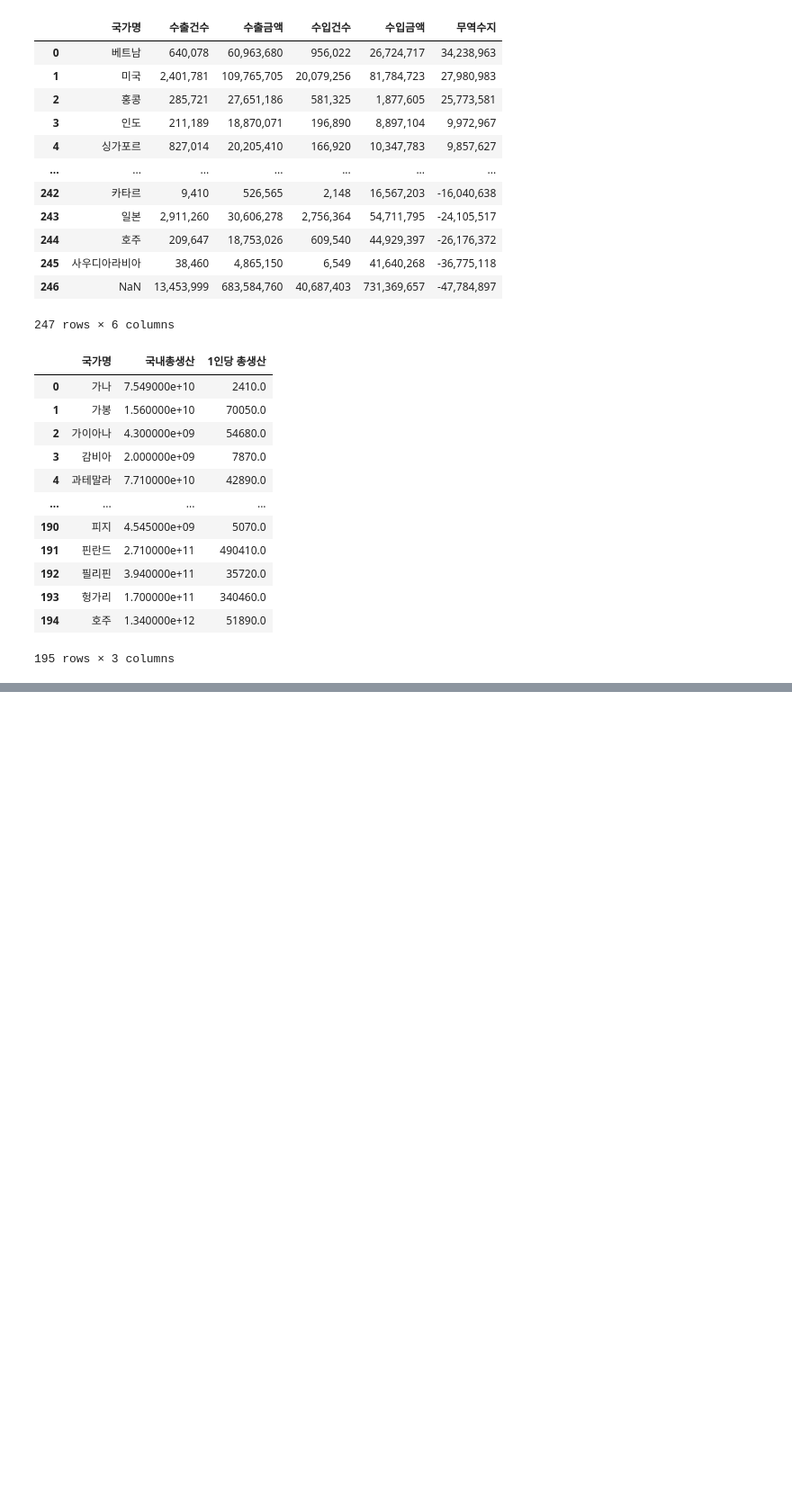
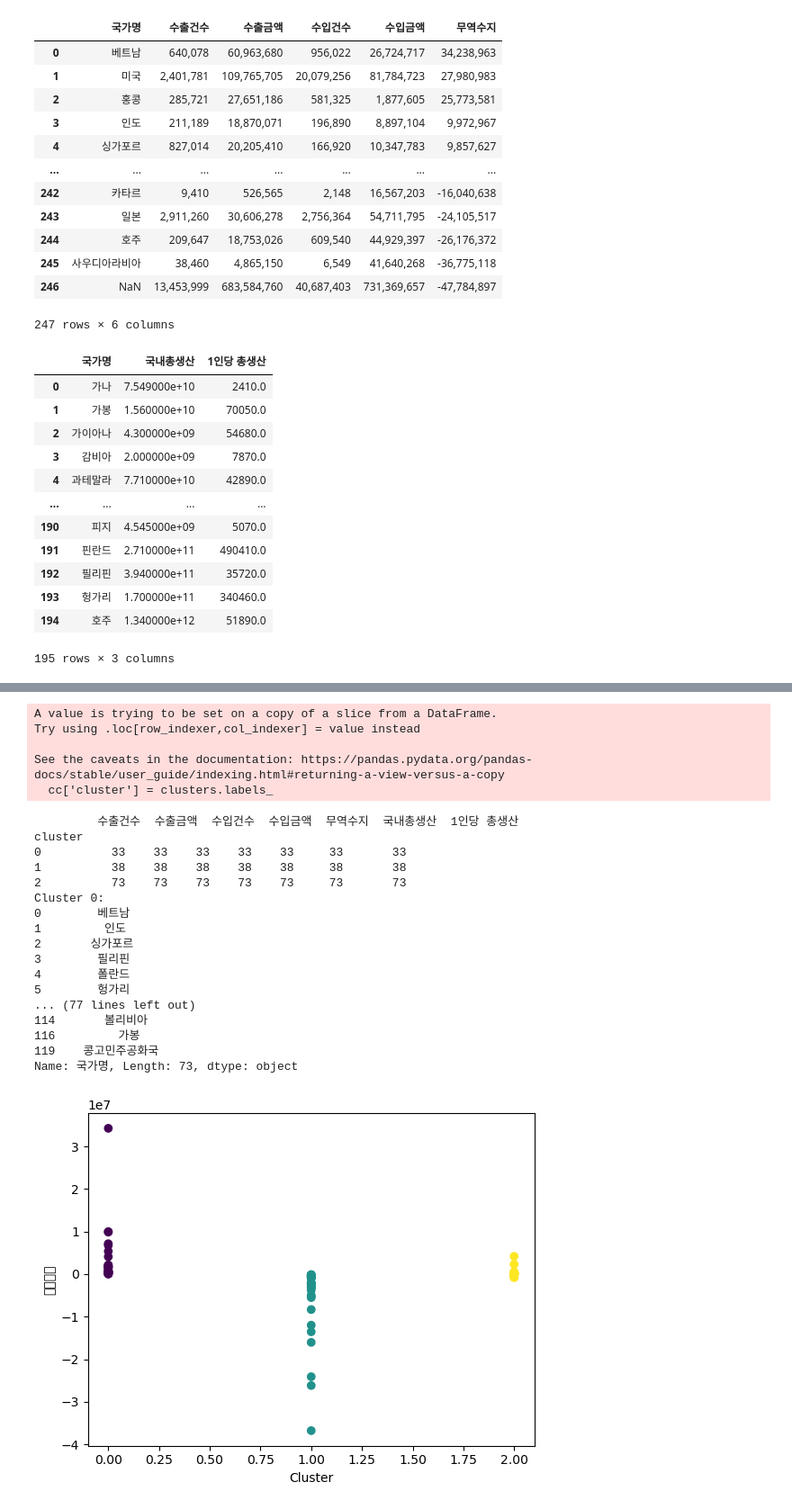
Before and after one commit to Han-Yujin/trade_project, a Jupyter notebook: cluster_country.ipynb, the cells around one changed output, grey strips where cells are left out. Shown at 90% size. Cells and saved outputs as stored; diff of their text form; code cells hidden in the pictures; blank space fills up the shorter version.

```diff
--- a/cluster_country.ipynb
+++ b/cluster_country.ipynb
@@ -52,0 +121,58 @@ merged_df
+# %%
+import pandas as pd
+import matplotlib.pyplot as plt
+from sklearn.cluster import KMeans
+from sklearn.preprocessing import QuantileTransformer
+
+# 데이터 준비
+df_f = df3[['수출건수', '수출금액', '수입건수', '수입금액', '무역수지', '국내총생산', '1인당 총생산']]
+
+# 정규화
+qt = QuantileTransformer()
+cc_scaled = qt.fit_transform(df_f)
+
+# 클러스터링
+kmeans = KMeans(n_clusters=3, random_state=10)
+clusters = kmeans.fit(cc_scaled)
+
+# 군집 결과를 원본 데이터에 추가
+cc['cluster'] = clusters.labels_
+
+# 군집별 데이터 수 확인
+print(cc.groupby('cluster').count())
+
+# 군집별 국가명 출력
+for cluster_id in range(3):
+    cluster_countries = df3.loc[cc['cluster'] == cluster_id, '국가명']
+    print(f'Cluster {cluster_id}:')
+    print(cluster_countries)
+
+# 산점도 시각화
+plt.scatter(x=cc['cluster'], y=cc['무역수지'], c=cc['cluster'], cmap='viridis')
+plt.xlabel('Cluster')
+plt.ylabel('무역수지')
+plt.show()
+# %% [output]
+A value is trying to be set on a copy of a slice from a DataFrame.
+Try using .loc[row_indexer,col_indexer] = value instead
+
+See the caveats in the documentation: https://pandas.pydata.org/pandas-docs/stable/user_guide/indexing.html#returning-a-view-versus-a-copy
+  cc['cluster'] = clusters.labels_
+         수출건수  수출금액  수입건수  수입금액  무역수지  국내총생산  1인당 총생산
+cluster
+0          33    33    33    33    33     33       33
+1          38    38    38    38    38     38       38
+2          73    73    73    73    73     73       73
+Cluster 0:
+0        베트남
+1         인도
+2       싱가포르
+3        필리핀
+4        폴란드
+5        헝가리
+... (77 lines left out)
+114       볼리비아
+116         가봉
+119    콩고민주공화국
+Name: 국가명, Length: 73, dtype: object
+[figure, added]
```
Also changed, not shown: parts of 3 cells of this notebook.
